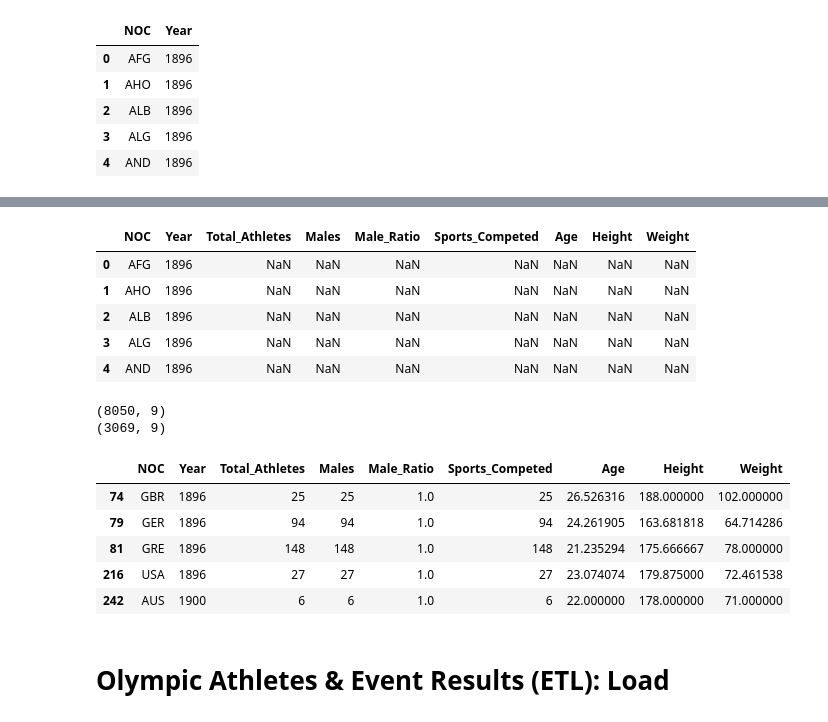
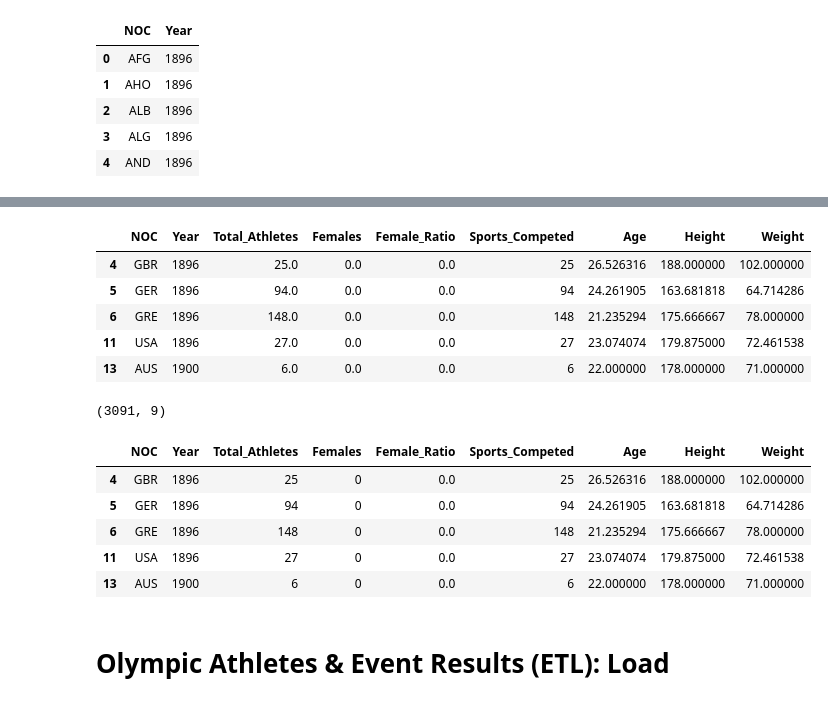
Before and after one commit to acdick/olympic_medal_count, a Jupyter notebook: Source/01_Athletes_and_Events.ipynb, the cells around one changed output, grey strips where cells are left out. Cells and saved outputs as stored; diff of their text form; code cells hidden in the pictures.

```diff
--- a/Source/01_Athletes_and_Events.ipynb
+++ b/Source/01_Athletes_and_Events.ipynb
@@ -106,11 +111,12 @@ athletes.head()
 # %%
-#find males by year and country and merge into athletes table
-males = athlete_events[athlete_events.Sex != 'F']
-males = males.groupby(['Year', 'NOC']).count()
-males = males.drop(['Age', 'Height', 'Weight', 'Sport'], axis=1)
-males.rename(columns={'Sex': 'Males'}, inplace=True)
+#find females by year and country and merge into athletes table
+females = athlete_events[athlete_events.Sex == 'F']
+females = females.groupby(['Year', 'NOC']).count()
+females = females.drop(['Age', 'Height', 'Weight', 'Sport'], axis=1)
+females.rename(columns={'Sex': 'Females'}, inplace=True)
 
-athletes = pd.merge(athletes, males,  how='left', left_on=['Year','NOC'], right_on = ['Year','NOC'])
-athletes['Male_Ratio'] = athletes['Males'] / athletes['Total_Athletes']
+athletes = pd.merge(athletes, females,  how='left', left_on=['Year','NOC'], right_on = ['Year','NOC'])
+athletes = athletes.fillna(0)
+athletes['Female_Ratio'] = athletes['Females'] / athletes['Total_Athletes']
 athletes.head()
 # %% [output]
@@ -127,5 +133,6 @@ sports = sports.drop(['Age', 'Height', 'Weight', 'Sex'], axis=1)
 sports.rename(columns={'Sport': 'Sports_Competed'}, inplace=True)
 
 athletes = pd.merge(athletes, sports,  how='left', left_on=['Year','NOC'], right_on = ['Year','NOC'])
+athletes = athletes.fillna(0)
 athletes.head()
 # %% [output]
@@ -141,34 +148,31 @@ means = athlete_events.groupby(['Year', 'NOC']).mean()
 means
 
 athletes = pd.merge(athletes, means,  how='left', left_on=['Year','NOC'], right_on = ['Year','NOC'])
+athletes = athletes.dropna()
 athletes.head()
 # %% [output]
-|  | NOC | Year | Total_Athletes | Males | Male_Ratio | Sports_Competed | Age | Height | Weight |
-| 0 | AFG | 1896 | NaN | NaN | NaN | NaN | NaN | NaN | NaN |
-| 1 | AHO | 1896 | NaN | NaN | NaN | NaN | NaN | NaN | NaN |
-| 2 | ALB | 1896 | NaN | NaN | NaN | NaN | NaN | NaN | NaN |
-| 3 | ALG | 1896 | NaN | NaN | NaN | NaN | NaN | NaN | NaN |
-| 4 | AND | 1896 | NaN | NaN | NaN | NaN | NaN | NaN | NaN |
+|  | NOC | Year | Total_Athletes | Females | Female_Ratio | Sports_Competed | Age | Height | Weight |
+| 4 | GBR | 1896 | 25.0 | 0.0 | 0.0 | 25 | 26.526316 | 188.000000 | 102.000000 |
+| 5 | GER | 1896 | 94.0 | 0.0 | 0.0 | 94 | 24.261905 | 163.681818 | 64.714286 |
+| 6 | GRE | 1896 | 148.0 | 0.0 | 0.0 | 148 | 21.235294 | 175.666667 | 78.000000 |
+| 11 | USA | 1896 | 27.0 | 0.0 | 0.0 | 27 | 23.074074 | 179.875000 | 72.461538 |
+| 13 | AUS | 1900 | 6.0 | 0.0 | 0.0 | 6 | 22.000000 | 178.000000 | 71.000000 |
 # %%
-#drop rows with null values from athletes table
-print(athletes.shape)
-athletes = athletes.dropna()
-
+#rename rows from athletes table
 athletes['Total_Athletes'] = athletes['Total_Athletes'].astype(int)
-athletes['Males'] = athletes['Males'].astype(int)
+athletes['Females'] = athletes['Females'].astype(int)
 athletes['Sports_Competed'] = athletes['Sports_Competed'].astype(int)
 
 print(athletes.shape)
 athletes.head()
 # %% [output]
-(8050, 9)
-(3069, 9)
+(3091, 9)
-|  | NOC | Year | Total_Athletes | Males | Male_Ratio | Sports_Competed | Age | Height | Weight |
-| 74 | GBR | 1896 | 25 | 25 | 1.0 | 25 | 26.526316 | 188.000000 | 102.000000 |
-| 79 | GER | 1896 | 94 | 94 | 1.0 | 94 | 24.261905 | 163.681818 | 64.714286 |
-| 81 | GRE | 1896 | 148 | 148 | 1.0 | 148 | 21.235294 | 175.666667 | 78.000000 |
-| 216 | USA | 1896 | 27 | 27 | 1.0 | 27 | 23.074074 | 179.875000 | 72.461538 |
-| 242 | AUS | 1900 | 6 | 6 | 1.0 | 6 | 22.000000 | 178.000000 | 71.000000 |
+|  | NOC | Year | Total_Athletes | Females | Female_Ratio | Sports_Competed | Age | Height | Weight |
+| 4 | GBR | 1896 | 25 | 0 | 0.0 | 25 | 26.526316 | 188.000000 | 102.000000 |
+| 5 | GER | 1896 | 94 | 0 | 0.0 | 94 | 24.261905 | 163.681818 | 64.714286 |
+| 6 | GRE | 1896 | 148 | 0 | 0.0 | 148 | 21.235294 | 175.666667 | 78.000000 |
+| 11 | USA | 1896 | 27 | 0 | 0.0 | 27 | 23.074074 | 179.875000 | 72.461538 |
+| 13 | AUS | 1900 | 6 | 0 | 0.0 | 6 | 22.000000 | 178.000000 | 71.000000 |
 # %% [markdown]
 # Olympic Athletes & Event Results (ETL): Load
 # %%
```
Also changed, not shown: parts of 4 cells of this notebook, 2 other files.
